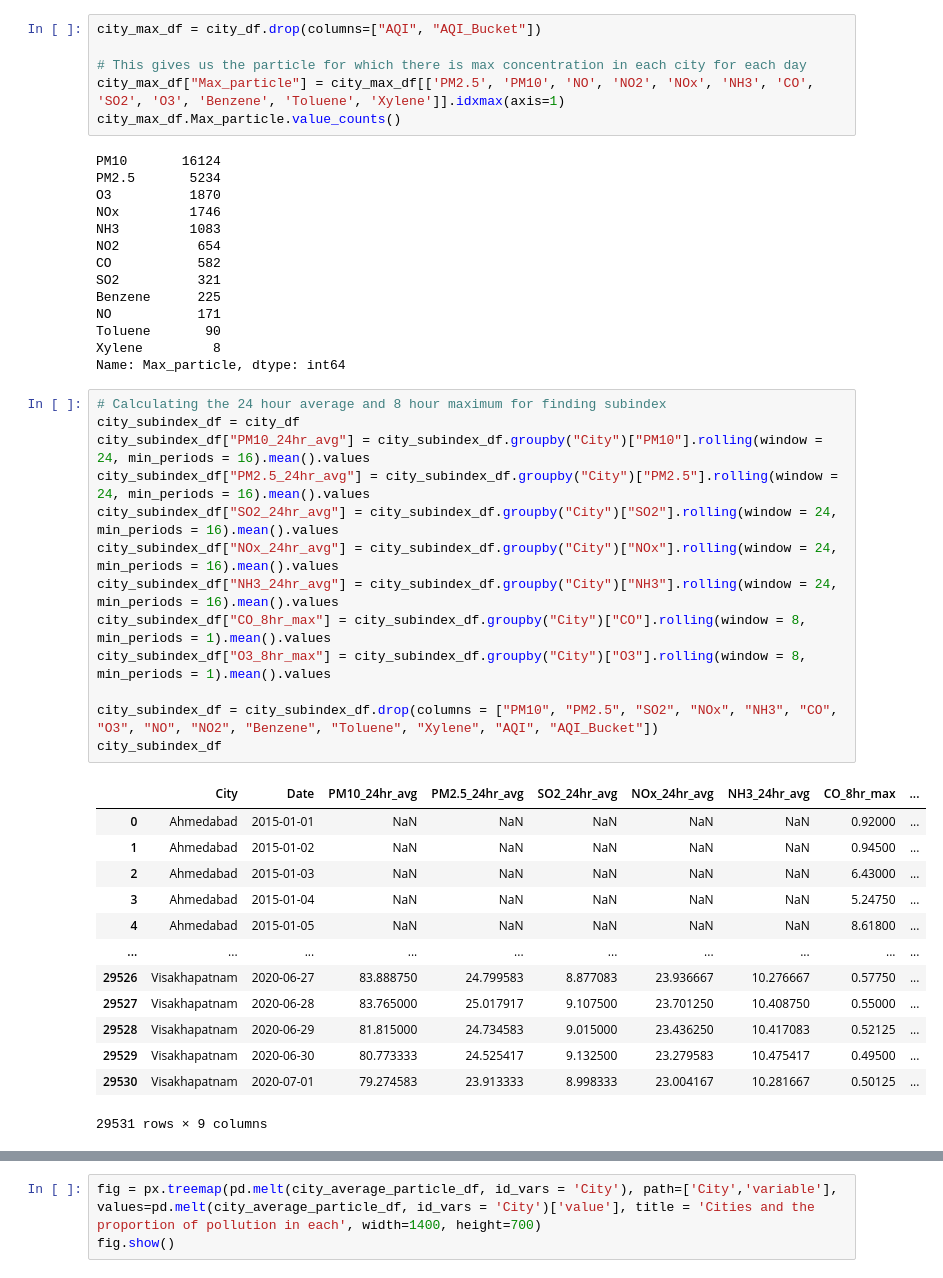
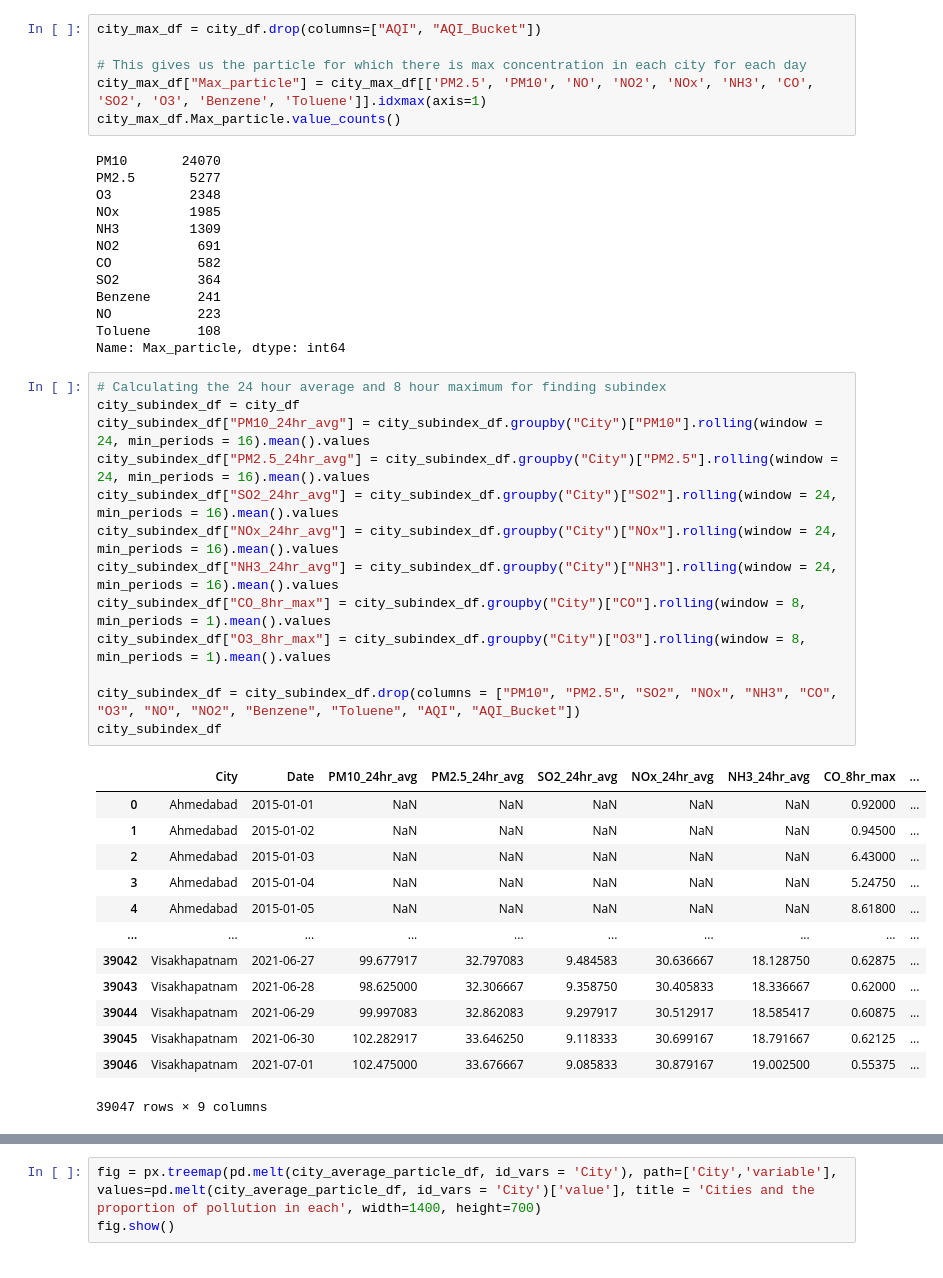
Before and after one commit to nikhilag2711/Project_CS685, a Jupyter notebook: scripts/AQI_particle_concentration.ipynb, the cells around one changed output, grey strips where cells are left out. Saved outputs shown, nothing was run; the diff lists cells and outputs as text.

```diff
--- a/scripts/AQI_particle_concentration.ipynb
+++ b/scripts/AQI_particle_concentration.ipynb
@@ -30,46 +32,45 @@ memory usage: 3.6+ MB
 city_max_df = city_df.drop(columns=["AQI", "AQI_Bucket"])
 
 # This gives us the particle for which there is max concentration in each city for each day
-city_max_df["Max_particle"] = city_max_df[['PM2.5', 'PM10', 'NO', 'NO2', 'NOx', 'NH3', 'CO', 'SO2', 'O3', 'Benzene', 'Toluene', 'Xylene']].idxmax(axis=1)
+city_max_df["Max_particle"] = city_max_df[['PM2.5', 'PM10', 'NO', 'NO2', 'NOx', 'NH3', 'CO', 'SO2', 'O3', 'Benzene', 'Toluene']].idxmax(axis=1)
 city_max_df.Max_particle.value_counts()
 # %% [output]
-PM10       16124
-PM2.5       5234
-O3          1870
-NOx         1746
-NH3         1083
-NO2          654
+PM10       24070
+PM2.5       5277
+O3          2348
+NOx         1985
+NH3         1309
+NO2          691
 CO           582
-SO2          321
-Benzene      225
-NO           171
-Toluene       90
-Xylene         8
+SO2          364
+Benzene      241
+NO           223
+Toluene      108
 Name: Max_particle, dtype: int64
 # %%
 # Calculating the 24 hour average and 8 hour maximum for finding subindex
 city_subindex_df = city_df
 city_subindex_df["PM10_24hr_avg"] = city_subindex_df.groupby("City")["PM10"].rolling(window = 24, min_periods = 16).mean().values
 city_subindex_df["PM2.5_24hr_avg"] = city_subindex_df.groupby("City")["PM2.5"].rolling(window = 24, min_periods = 16).mean().values
 city_subindex_df["SO2_24hr_avg"] = city_subindex_df.groupby("City")["SO2"].rolling(window = 24, min_periods = 16).mean().values
 city_subindex_df["NOx_24hr_avg"] = city_subindex_df.groupby("City")["NOx"].rolling(window = 24, min_periods = 16).mean().values
 city_subindex_df["NH3_24hr_avg"] = city_subindex_df.groupby("City")["NH3"].rolling(window = 24, min_periods = 16).mean().values
 city_subindex_df["CO_8hr_max"] = city_subindex_df.groupby("City")["CO"].rolling(window = 8, min_periods = 1).mean().values
 city_subindex_df["O3_8hr_max"] = city_subindex_df.groupby("City")["O3"].rolling(window = 8, min_periods = 1).mean().values
 
-city_subindex_df = city_subindex_df.drop(columns = ["PM10", "PM2.5", "SO2", "NOx", "NH3", "CO", "O3", "NO", "NO2", "Benzene", "Toluene", "Xylene", "AQI", "AQI_Bucket"])
+city_subindex_df = city_subindex_df.drop(columns = ["PM10", "PM2.5", "SO2", "NOx", "NH3", "CO", "O3", "NO", "NO2", "Benzene", "Toluene", "AQI", "AQI_Bucket"])
 city_subindex_df
 # %% [output]
 |  | City | Date | PM10_24hr_avg | PM2.5_24hr_avg | SO2_24hr_avg | NOx_24hr_avg | NH3_24hr_avg | CO_8hr_max | ... |
 | 0 | Ahmedabad | 2015-01-01 | NaN | NaN | NaN | NaN | NaN | 0.92000 | ... |
 | 1 | Ahmedabad | 2015-01-02 | NaN | NaN | NaN | NaN | NaN | 0.94500 | ... |
 | 2 | Ahmedabad | 2015-01-03 | NaN | NaN | NaN | NaN | NaN | 6.43000 | ... |
 | 3 | Ahmedabad | 2015-01-04 | NaN | NaN | NaN | NaN | NaN | 5.24750 | ... |
 | 4 | Ahmedabad | 2015-01-05 | NaN | NaN | NaN | NaN | NaN | 8.61800 | ... |
 | ... | ... | ... | ... | ... | ... | ... | ... | ... | ... |
-| 29526 | Visakhapatnam | 2020-06-27 | 83.888750 | 24.799583 | 8.877083 | 23.936667 | 10.276667 | 0.57750 | ... |
-| 29527 | Visakhapatnam | 2020-06-28 | 83.765000 | 25.017917 | 9.107500 | 23.701250 | 10.408750 | 0.55000 | ... |
-| 29528 | Visakhapatnam | 2020-06-29 | 81.815000 | 24.734583 | 9.015000 | 23.436250 | 10.417083 | 0.52125 | ... |
-| 29529 | Visakhapatnam | 2020-06-30 | 80.773333 | 24.525417 | 9.132500 | 23.279583 | 10.475417 | 0.49500 | ... |
-| 29530 | Visakhapatnam | 2020-07-01 | 79.274583 | 23.913333 | 8.998333 | 23.004167 | 10.281667 | 0.50125 | ... |
+| 39042 | Visakhapatnam | 2021-06-27 | 99.677917 | 32.797083 | 9.484583 | 30.636667 | 18.128750 | 0.62875 | ... |
+| 39043 | Visakhapatnam | 2021-06-28 | 98.625000 | 32.306667 | 9.358750 | 30.405833 | 18.336667 | 0.62000 | ... |
+| 39044 | Visakhapatnam | 2021-06-29 | 99.997083 | 32.862083 | 9.297917 | 30.512917 | 18.585417 | 0.60875 | ... |
+| 39045 | Visakhapatnam | 2021-06-30 | 102.282917 | 33.646250 | 9.118333 | 30.699167 | 18.791667 | 0.62125 | ... |
+| 39046 | Visakhapatnam | 2021-07-01 | 102.475000 | 33.676667 | 9.085833 | 30.879167 | 19.002500 | 0.55375 | ... |
-29531 rows × 9 columns
+39047 rows × 9 columns
```
Also changed, not shown: parts of 7 cells of this notebook.
